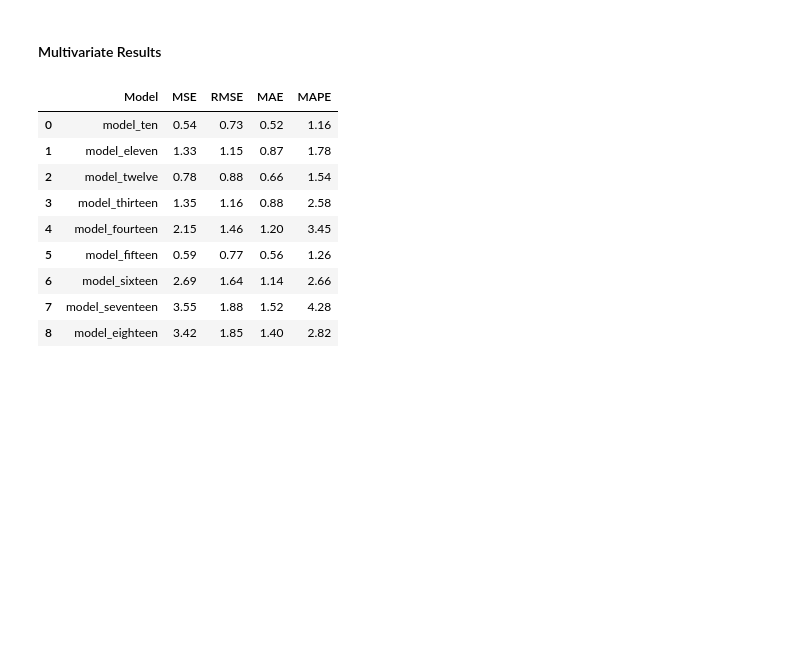
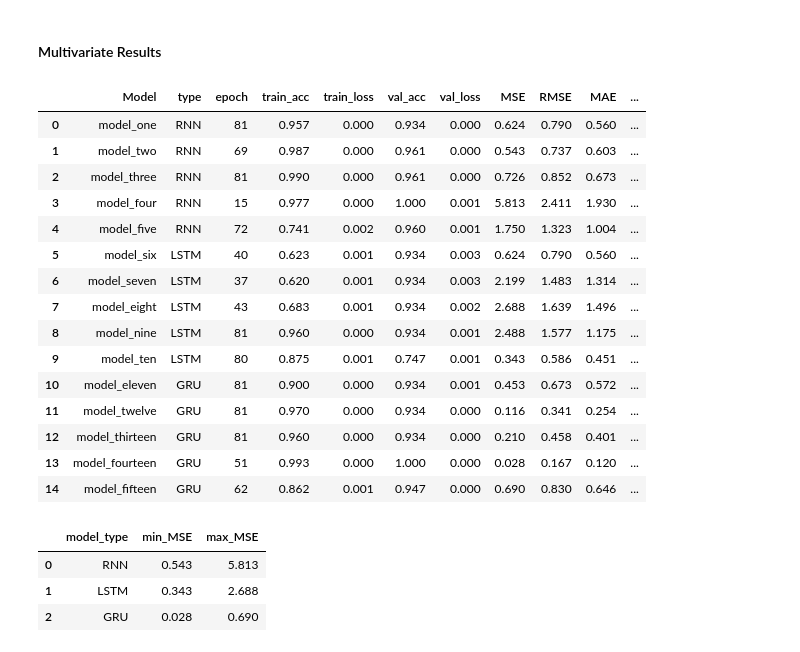
Before and after one commit to hayashady/NU_MSDS, a Jupyter notebook: 458 - Artificial Intelligence & Deep Learning/458.10 - Final Project/Assignment4Hayashi.ipynb, the cells around one changed output. Saved outputs shown, nothing was run; the diff lists cells and outputs as text; code cells hidden in the pictures; blank space fills up the shorter version.

```diff
--- a/458 - Artificial Intelligence & Deep Learning/458.10 - Final Project/Assignment4Hayashi.ipynb
+++ b/458 - Artificial Intelligence & Deep Learning/458.10 - Final Project/Assignment4Hayashi.ipynb
@@ -486,3 +799,6 @@ multi_X_test, multi_y_test = create_multivariate_dataset(multi_test, multi_look_
 # %% [markdown]
 #### Multivariate Models
+# %%
+patience = 20
+early_stop = EarlyStopping(monitor='val_loss', patience=patience, verbose=0, restore_best_weights=True)
 # %%
@@ -596,18 +990,39 @@ pred_eighteen = multi_scaler.inverse_transform(pred_eighteen)
 # %% [markdown]
 #### Multivariate Results
-# %%
-closing_prices_test = closing_prices[-len(multi_X_test)-1:-1]
-
-compute_error_metrics(closing_prices_test,[pred_ten,pred_eleven,pred_twelve,pred_thirteen,pred_fourteen,pred_fifteen,pred_sixteen,pred_seventeen,pred_eighteen],9)
-# %% [output]
-|  | Model | MSE | RMSE | MAE | MAPE |
-| 0 | model_ten | 0.54 | 0.73 | 0.52 | 1.16 |
-| 1 | model_eleven | 1.33 | 1.15 | 0.87 | 1.78 |
-| 2 | model_twelve | 0.78 | 0.88 | 0.66 | 1.54 |
-| 3 | model_thirteen | 1.35 | 1.16 | 0.88 | 2.58 |
-| 4 | model_fourteen | 2.15 | 1.46 | 1.20 | 3.45 |
-| 5 | model_fifteen | 0.59 | 0.77 | 0.56 | 1.26 |
-| 6 | model_sixteen | 2.69 | 1.64 | 1.14 | 2.66 |
-| 7 | model_seventeen | 3.55 | 1.88 | 1.52 | 4.28 |
-| 8 | model_eighteen | 3.42 | 1.85 | 1.40 | 2.82 |
+# %%
+results = compute_results(
+    multi_test_1,
+    multi_test_5,
+    [pred_one,pred_two,pred_three,pred_four,pred_five,pred_six,pred_seven,pred_eight,pred_nine,pred_ten,pred_eleven,pred_twelve,pred_thirteen,pred_fourteen,pred_fifteen],
+    [history_one,history_two,history_three,history_four,history_five,history_six,history_seven,history_eight,history_nine,history_ten,history_eleven,history_twelve,history_thirteen,history_fourteen,history_fifteen],
+    patience
+)
+
+results['type'] = ['RNN'] * 5 + ['LSTM'] * 5 + ['GRU'] * 5
+
+results.iloc[:,[0,-1,1,2,3,4,5,6,7,8,9]]
+# %% [output]
+|  | Model | type | epoch | train_acc | train_loss | val_acc | val_loss | MSE | RMSE | MAE | ... |
+| 0 | model_one | RNN | 81 | 0.957 | 0.000 | 0.934 | 0.000 | 0.624 | 0.790 | 0.560 | ... |
+| 1 | model_two | RNN | 69 | 0.987 | 0.000 | 0.961 | 0.000 | 0.543 | 0.737 | 0.603 | ... |
+| 2 | model_three | RNN | 81 | 0.990 | 0.000 | 0.961 | 0.000 | 0.726 | 0.852 | 0.673 | ... |
+| 3 | model_four | RNN | 15 | 0.977 | 0.000 | 1.000 | 0.001 | 5.813 | 2.411 | 1.930 | ... |
+| 4 | model_five | RNN | 72 | 0.741 | 0.002 | 0.960 | 0.001 | 1.750 | 1.323 | 1.004 | ... |
+| 5 | model_six | LSTM | 40 | 0.623 | 0.001 | 0.934 | 0.003 | 0.624 | 0.790 | 0.560 | ... |
+| 6 | model_seven | LSTM | 37 | 0.620 | 0.001 | 0.934 | 0.003 | 2.199 | 1.483 | 1.314 | ... |
+| 7 | model_eight | LSTM | 43 | 0.683 | 0.001 | 0.934 | 0.002 | 2.688 | 1.639 | 1.496 | ... |
+| 8 | model_nine | LSTM | 81 | 0.960 | 0.000 | 0.934 | 0.001 | 2.488 | 1.577 | 1.175 | ... |
+| 9 | model_ten | LSTM | 80 | 0.875 | 0.001 | 0.747 | 0.001 | 0.343 | 0.586 | 0.451 | ... |
+| 10 | model_eleven | GRU | 81 | 0.900 | 0.000 | 0.934 | 0.001 | 0.453 | 0.673 | 0.572 | ... |
+| 11 | model_twelve | GRU | 81 | 0.970 | 0.000 | 0.934 | 0.000 | 0.116 | 0.341 | 0.254 | ... |
+| 12 | model_thirteen | GRU | 81 | 0.960 | 0.000 | 0.934 | 0.000 | 0.210 | 0.458 | 0.401 | ... |
+| 13 | model_fourteen | GRU | 51 | 0.993 | 0.000 | 1.000 | 0.000 | 0.028 | 0.167 | 0.120 | ... |
+| 14 | model_fifteen | GRU | 62 | 0.862 | 0.001 | 0.947 | 0.000 | 0.690 | 0.830 | 0.646 | ... |
+# %%
+analyze_results(results)
+# %% [output]
+|  | model_type | min_MSE | max_MSE |
+| 0 | RNN | 0.543 | 5.813 |
+| 1 | LSTM | 0.343 | 2.688 |
+| 2 | GRU | 0.028 | 0.690 |
 # %%
```
Also changed, not shown: parts of 61 cells of this notebook.
